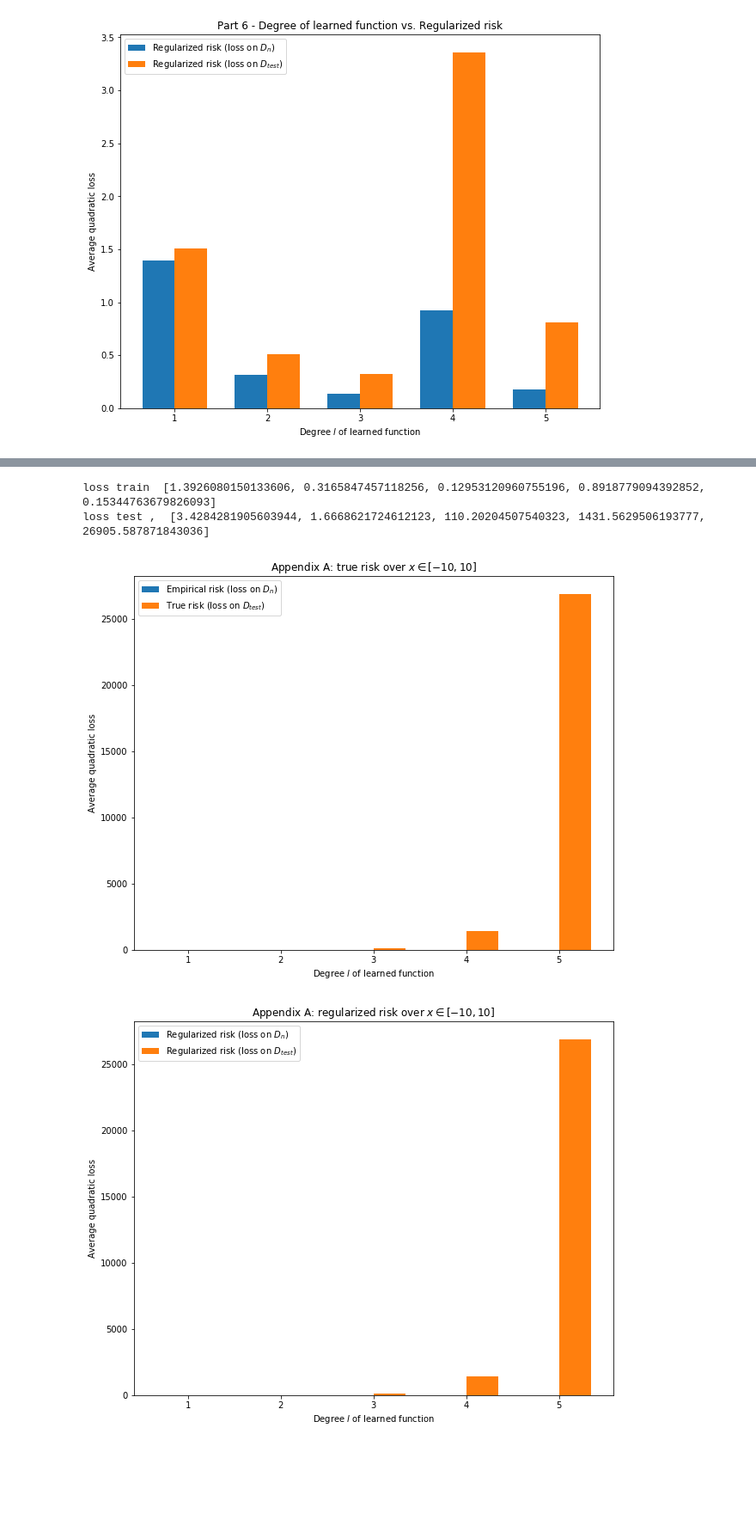
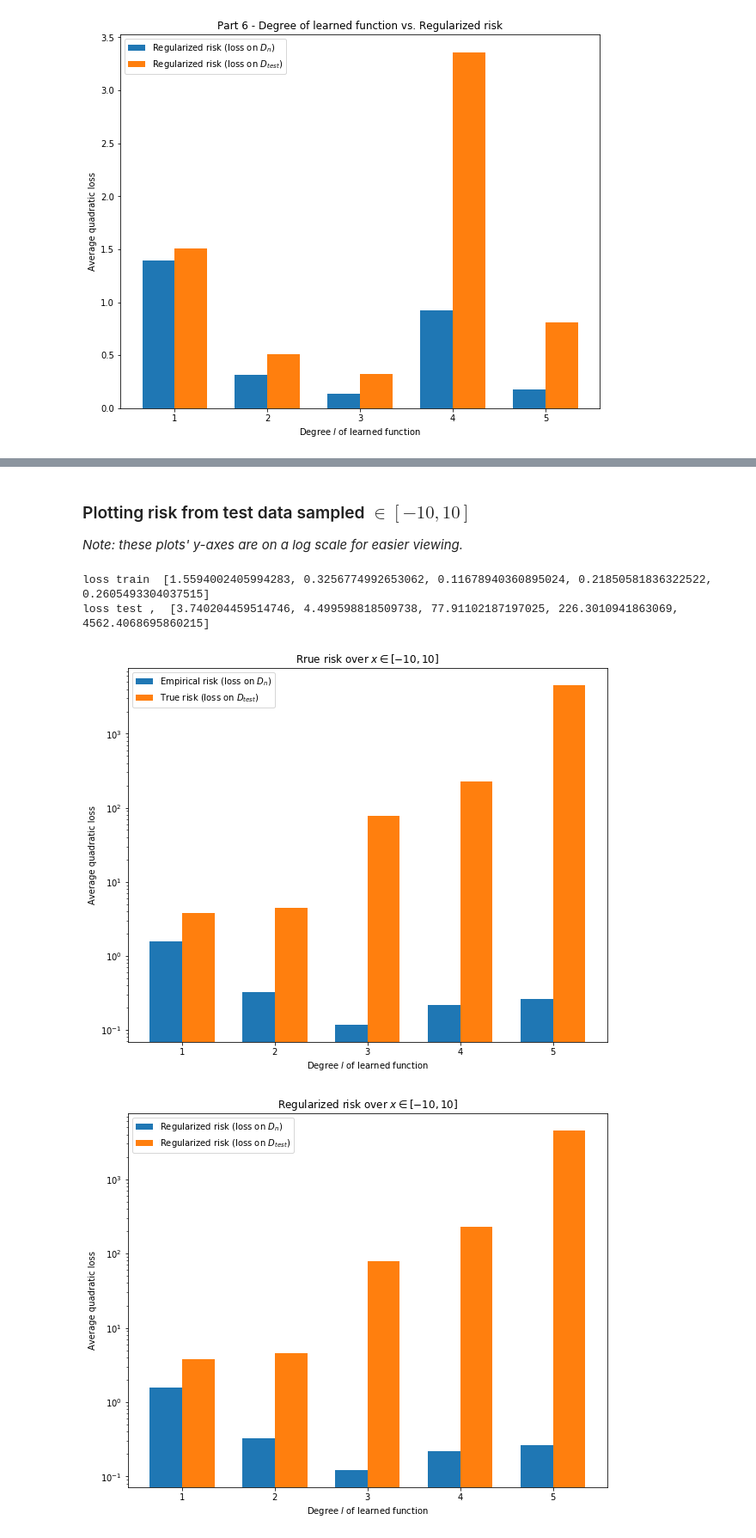
Before and after one commit to violetguos/ift6390, a Jupyter notebook: Homework 2/Practical.ipynb, the cells around one changed output, grey strips where cells are left out. Shown at 86% size. Drawn from its saved outputs; the diff is of its cells as text; code cells hidden in the pictures; blank space fills up the shorter version.

```diff
--- a/Homework 2/Practical.ipynb
+++ b/Homework 2/Practical.ipynb
@@ -393,3 +356,7 @@ regularized loss on test ,  [1.5092425888272534, 0.5069127192802505, 0.324335574
+# %% [markdown]
+### Plotting risk from test data sampled $\in [-10, 10]$
+
+*Note: these plots' y-axes are on a log scale for easier viewing.*
 # %%
 newData = np.random.uniform(-10, 10, 100)
 newTarget = hX(newData)
@@ -419,37 +386,38 @@ for k in kDegreeArr:
 
     regLoss = loss + 0.01 * np.sum(np.power(learned_param[k-1][0], 2))
     regLossArr_test.append(regLoss)
 
 print("loss train ", lossArr_train)
 print("loss test , ", lossArr_test)
 # Plot training and test error
 ind = np.arange(len(kDegreeArr))
 width = 0.35
 
 plt.bar(ind, np.array(lossArr_train), width, label="Empirical risk (loss on $D_{n}$)")
 plt.bar(ind + width, np.array(lossArr_test), width, label="True risk (loss on $D_{test}$)")
 plt.xlabel("Degree $l$ of learned function")
 plt.ylabel("Average quadratic loss")
-plt.title("Appendix A: true risk over $ x \in [-10, 10]$")
+plt.title("Rrue risk over $ x \in [-10, 10]$")
 
 plt.xticks(ind + width / 2, ('1', '2', '3', '4', '5'))
+plt.yscale('log')
 plt.legend(loc='best')
 plt.show()
 
 
 
 plt.bar(ind, np.array(regLossArr_train), width, label="Regularized risk (loss on $D_{n}$)")
 plt.bar(ind + width, np.array(regLossArr_test), width, label="Regularized risk (loss on $D_{test}$)")
 plt.xlabel("Degree $l$ of learned function")
 plt.ylabel("Average quadratic loss")
-plt.title("Appendix A: regularized risk over $ x \in [-10, 10]$")
+plt.title("Regularized risk over $ x \in [-10, 10]$")
 
 plt.xticks(ind + width / 2, ('1', '2', '3', '4', '5'))
-#plt.yscale('log')
+plt.yscale('log')
 plt.legend(loc='best')
 plt.show()
 # %% [output]
-loss train  [1.3926080150133606, 0.3165847457118256, 0.12953120960755196, 0.8918779094392852, 0.15344763679826093]
-loss test ,  [3.4284281905603944, 1.6668621724612123, 110.20204507540323, 1431.5629506193777, 26905.587871843036]
+loss train  [1.5594002405994283, 0.3256774992653062, 0.11678940360895024, 0.21850581836322522, 0.2605493304037515]
+loss test ,  [3.740204459514746, 4.499598818509738, 77.91102187197025, 226.3010941863069, 4562.4068695860215]
-[figure, old version]
+[figure, new version]
-[figure, old version]
+[figure, new version]
```
Also changed, not shown: parts of 6 cells of this notebook.
